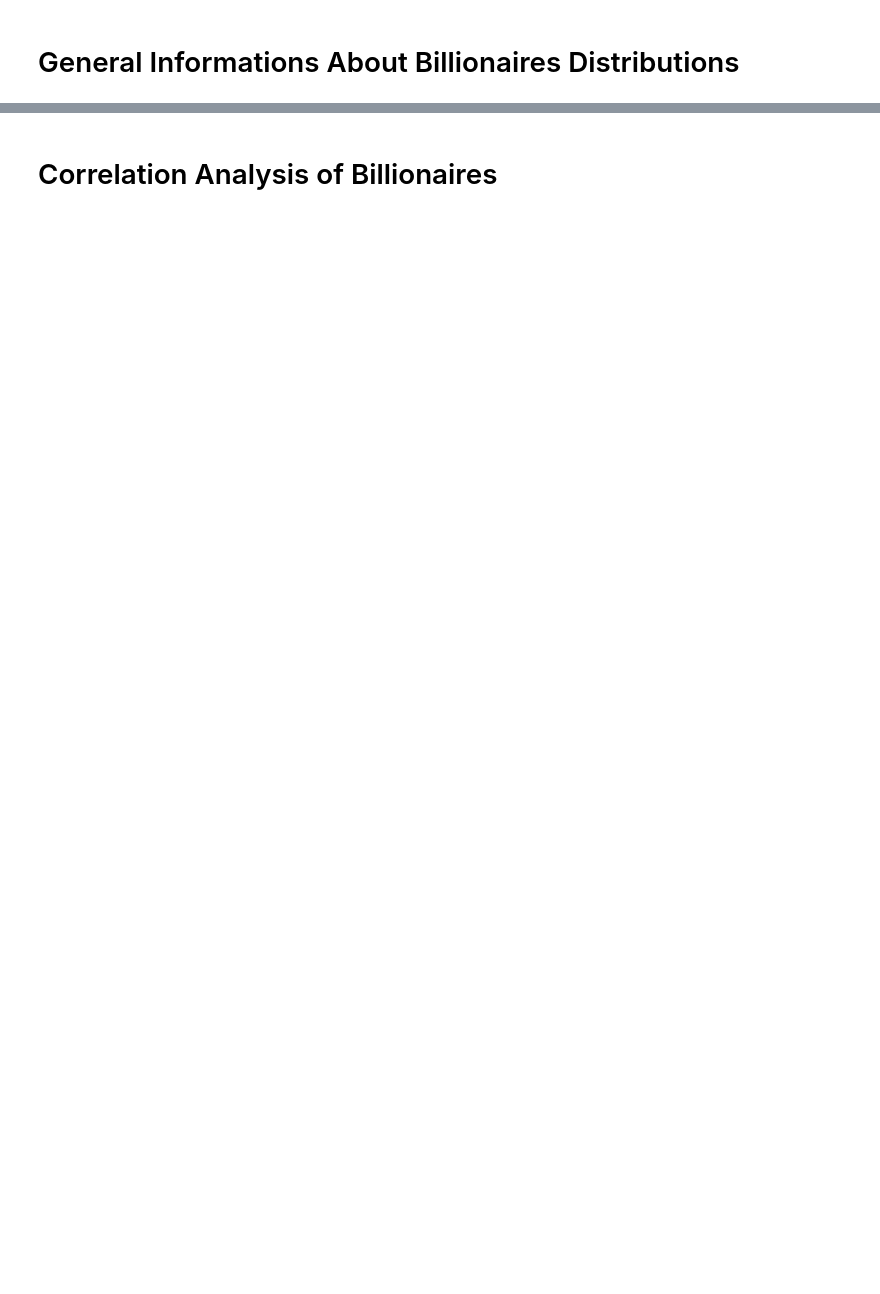
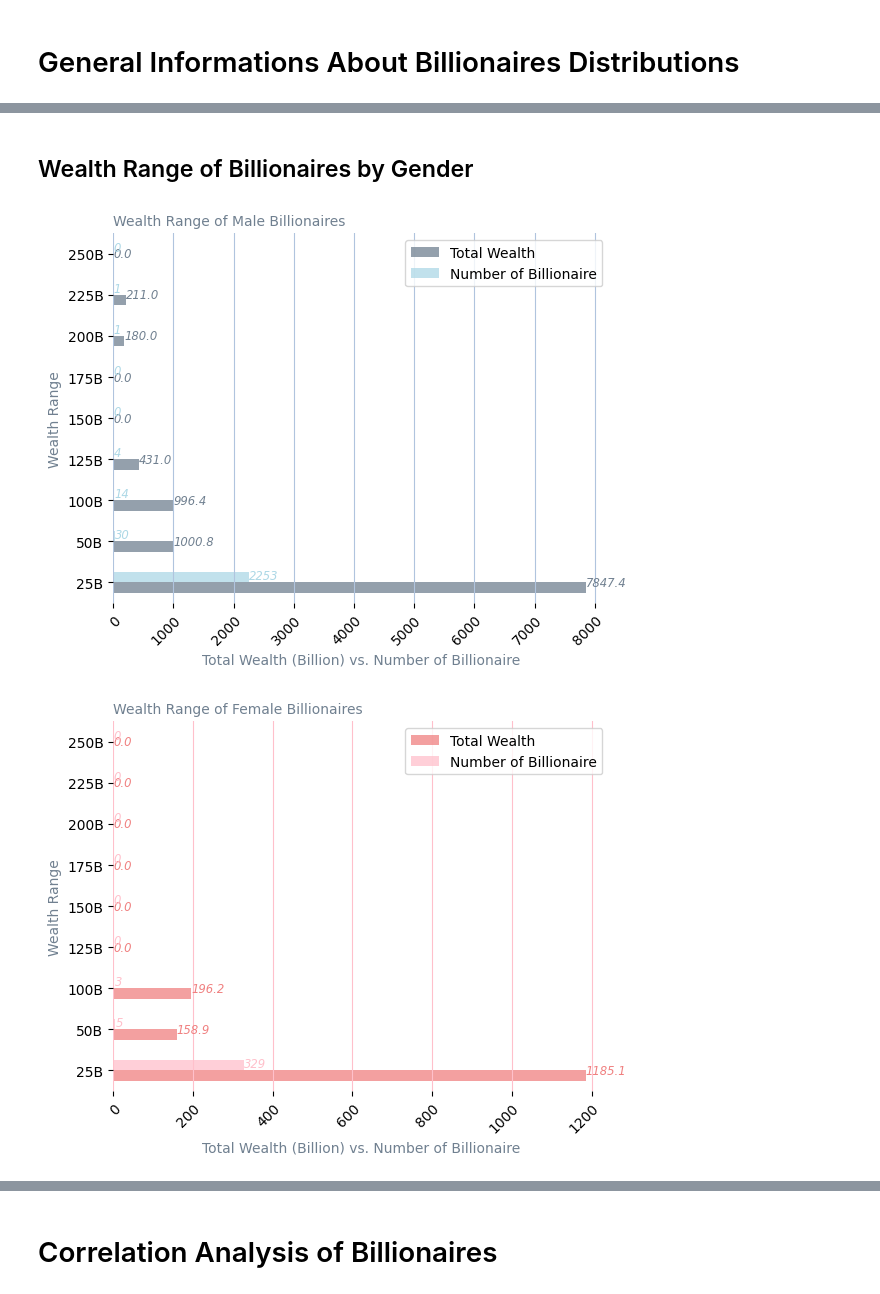
Before and after one commit to gialiubc/project_1, a Jupyter notebook: gia/who_are_the_billionaires.ipynb, the cells around one changed output, grey strips where cells are left out. Saved outputs shown, nothing was run; the diff lists cells and outputs as text; code cells hidden in the pictures; blank space fills up the shorter version.

```diff
--- a/gia/who_are_the_billionaires.ipynb
+++ b/gia/who_are_the_billionaires.ipynb
@@ -324,0 +343,74 @@ dtype: int64
+# %% [markdown]
+## Wealth Range of Billionaires by Gender
+# %%
+# Wealth range by gender
+# Female data
+female_wealth_df = full_df[full_df['gender'] == 'F'][['finalWorth','rank']]
+# Create bins
+female_wealth_df['wealth_range']=''
+bins = [0,25,50,100,125,150,175,200,225,250]
+group_names = ['25B','50B','100B','125B','150B','175B','200B','225B','250B']
+female_wealth_df["wealth_range"] = pd.cut(female_wealth_df["finalWorth"],
+                                    bins, labels = group_names, include_lowest=True)
+
+# Aggregate sum and count in df
+female_wealth_df = female_wealth_df.groupby('wealth_range')['finalWorth'].agg(['sum','count'])
+
+# Male data
+male_wealth_df = full_df[full_df['gender']=='M'][['finalWorth','rank']]
+male_wealth_df['wealth_range']=''
+bins = [0,25,50,100,125,150,175,200,225,250]
+group_names = ['25B','50B','100B','125B','150B','175B','200B','225B','250B']
+male_wealth_df["wealth_range"] = pd.cut(male_wealth_df["finalWorth"],
+                                    bins, labels = group_names, include_lowest=True)
+# Aggregate sum and count in df
+male_wealth_df = male_wealth_df.groupby('wealth_range')['finalWorth'].agg(['sum','count'])
+
+# Male barh plot
+male_wealth_df.plot.barh(color = ('slategrey','lightblue'), alpha = 0.75, align = 'center')
+plt.title("Wealth Range of Male Billionaires", color = 'slategray', loc='left',fontsize=10)
+plt.xlabel("Total Wealth (Billion) vs. Number of Billionaire", color = 'slategray',fontsize=10)
+plt.ylabel("Wealth Range", color = 'slategray', fontsize=10)
+plt.grid(c="lightsteelblue", axis = 'x')
+plt.xticks(rotation=45, rotation_mode="anchor", ha="right", wrap=True)
+plt.legend(labels = ('Total Wealth','Number of Billionaire'))
+# annotate for total wealth
+for index, value in enumerate(male_wealth_df['sum']):
+    plt.text(value, index, str(value), ha = 'left', va = 'center', style = 'oblique',
+             weight = 'medium', size = 'small', color = 'slategrey')
+# annotate for count
+for index, value in enumerate(male_wealth_df['count']):
+    plt.text(value, index, str(value), ha = 'left', va = 'bottom', style = 'oblique',
+             weight = 'medium', size = 'small', color = 'lightblue')
+# get rid of the frame lines
+for spine in plt.gca().spines.values():
+    spine.set_visible(False)
+
+plt.show()
+
+# Female barh plot
+female_wealth_df.plot.barh(color = ('lightcoral','pink'), alpha = 0.75, align = 'center')
+
+plt.title("Wealth Range of Female Billionaires", color = 'slategray', loc='left',fontsize=10)
+plt.xlabel("Total Wealth (Billion) vs. Number of Billionaire", color = 'slategray',fontsize=10)
+plt.ylabel("Wealth Range", color = 'slategray', fontsize=10)
+plt.grid(c="pink", axis = 'x')
+plt.xticks(rotation=45, rotation_mode="anchor", ha="right", wrap=True)
+plt.legend(labels = ('Total Wealth','Number of Billionaire'))
+# annotate for total wealth
+for index, value in enumerate(female_wealth_df['sum']):
+    plt.text(value, index, str(value), ha = 'left', va = 'center', style = 'oblique',
+             weight = 'medium', size = 'small', color = 'lightcoral')
+# annotate for count
+for index, value in enumerate(female_wealth_df['count']):
+    plt.text(value, index, str(value), ha = 'left', va = 'bottom', style = 'oblique',
+             weight = 'medium', size = 'small', color = 'pink')
+# get rid of the frame lines
+for spine in plt.gca().spines.values():
+    spine.set_visible(False)
+
+
+plt.show()
+# %% [output]
+[figure, added]
+[figure, added]
```
Also changed, not shown: parts of 39 cells of this notebook, 1 other file.
